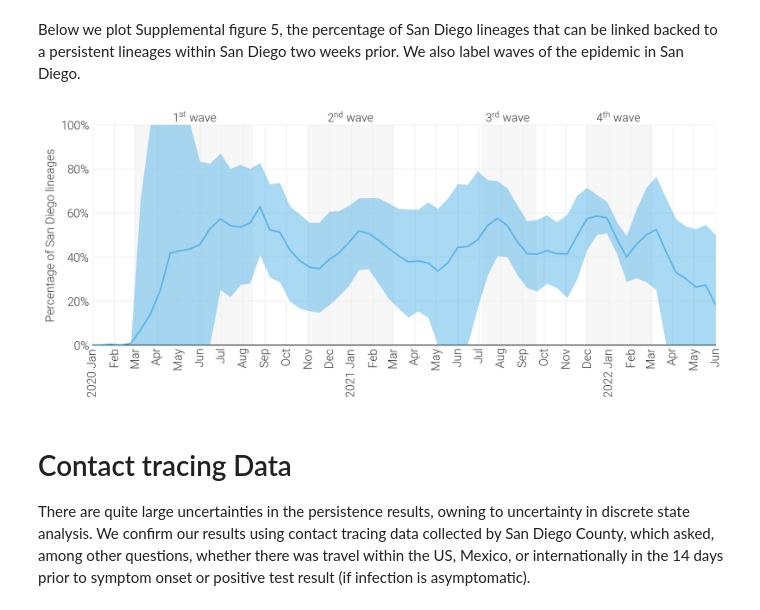
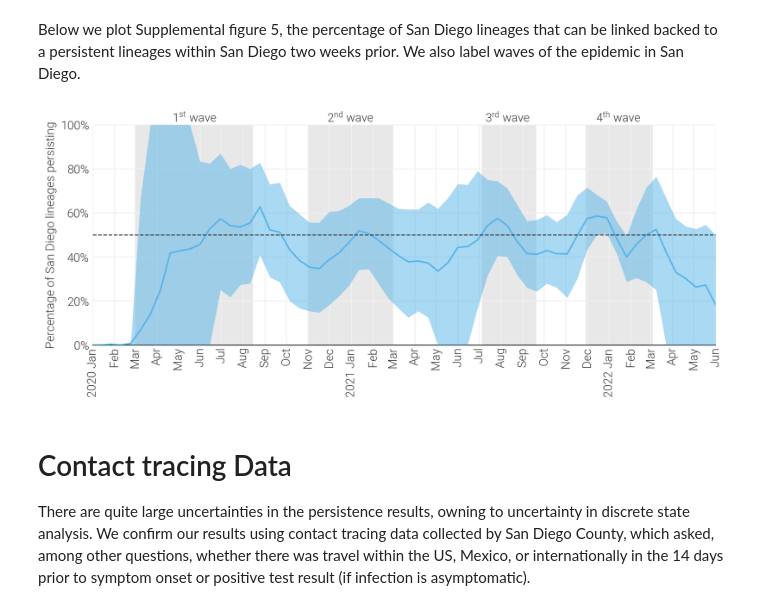
Before and after one commit to andersen-lab/project_2023_SARS-CoV-2_Connectivity, a Jupyter notebook: analyses/figureS6_persistance.ipynb, the cells around one changed output. Drawn from its saved outputs; the diff is of its cells as text; code cells hidden in the pictures.

Commit message:
Updated figures

```diff
--- a/analyses/figureS6_persistance.ipynb
+++ b/analyses/figureS6_persistance.ipynb
@@ -96,39 +98,42 @@ waves = [
     ("Third wave", ["2021-07-05", "2021-09-20"]),
     ("Third trough", ["2021-09-20", "2021-11-29"]),
     ("Fourth wave", ["2021-11-29", "2022-03-04"]),
     ("Fourth trough", ["2022-03-04", "2022-05-01"])
 ]
 
 
 fig, ax = plt.subplots( dpi=200, figsize=(10,4.5) )
 plot_df = ps.loc[ps["anc_state"]=="San Diego"]
 ax.plot( "eval_time", "proportion", data=plot_df, color="#56B4E9", zorder=9 )
 ax.fill_between( "eval_time", "hpdl", "hpdu", data=plot_df, color="#56B4E9", alpha=0.5, zorder=8, linewidth=0 )
 
-ax.axvspan( "2020-03-01", "2020-08-15", zorder=0, color="#000000", alpha=0.03, linewidth=0 )
+ax.axvspan( "2020-03-01", "2020-08-15", zorder=0, color="#000000", alpha=0.09, linewidth=0 )
 ax.annotate( "$\mathregular{1^{st}}$ wave", (pd.to_datetime( "2020-03-01" ), 1), (60,3), textcoords="offset points", ha="center", fontsize=12 )
-ax.axvspan( "2020-11-02", "2021-03-02", zorder=0, color="#000000", alpha=0.03, linewidth=0 )
+ax.axvspan( "2020-11-02", "2021-03-02", zorder=0, color="#000000", alpha=0.09, linewidth=0 )
 ax.annotate( "$\mathregular{2^{nd}}$ wave", (pd.to_datetime( "2020-11-02" ), 1), (42,3), textcoords="offset points", ha="center", fontsize=12 )
-ax.axvspan( "2021-07-05", "2021-09-20", zorder=0, color="#000000", alpha=0.03, linewidth=0 )
+ax.axvspan( "2021-07-05", "2021-09-20", zorder=0, color="#000000", alpha=0.09, linewidth=0 )
 ax.annotate("$\mathregular{3^{rd}}$ wave", ( pd.to_datetime("2021-07-05" ), 1), (26,3), textcoords="offset points", ha="center", fontsize=12 )
-ax.axvspan( "2021-11-29", "2022-03-04", zorder=0, color="#000000", alpha=0.03, linewidth=0 )
+ax.axvspan( "2021-11-29", "2022-03-04", zorder=0, color="#000000", alpha=0.09, linewidth=0 )
 ax.annotate( "$\mathregular{4^{th}}$ wave", (pd.to_datetime( "2021-11-29" ), 1), (33,3), textcoords="offset points", ha="center", fontsize=12 )
+
+ax.axhline( 0.5, color=COLOR, linewidth=1, linestyle="dashed", zorder=10 )
 
 ax.yaxis.set_major_formatter( PercentFormatter( 1, 0 ) )
 basic_formatting(
     ax,
     which="both",
     spines=["bottom"],
-    ylabel="Percentage of San Diego lineages",
+    ylabel="Percentage of San Diego lineages persisting",
     ylims=[0,1],
     xlims=[pd.to_datetime("2020-01-01"), pd.to_datetime("2022-06-01")]
 )
+
 timeseries_formatting( ax )
 plt.tight_layout()
 plt.savefig( "../analyses/plots/figureX_lineage-persistence-san-diego-only.pdf" )
 plt.show()
 # %% [output]
-[figure, old version]
+[figure, new version]
 # %% [markdown]
 # Contact tracing Data
 There are quite large uncertainties in the persistence results, owning to uncertainty in discrete state analysis. We confirm our results using contact tracing data collected by San Diego County, which asked, among other questions, whether there was travel within the US, Mexico, or internationally in the 14 days prior to symptom onset or positive test result (if infection is asymptomatic).
```
Also changed, not shown: parts of 6 cells of this notebook, 17 other files.
